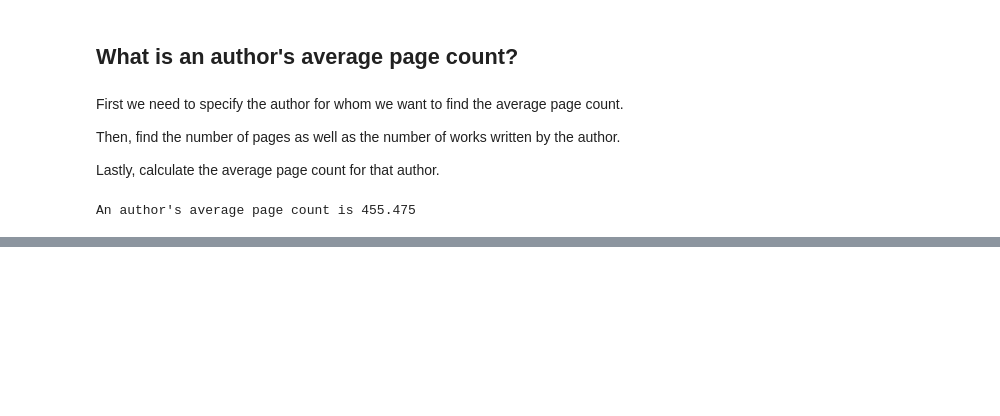
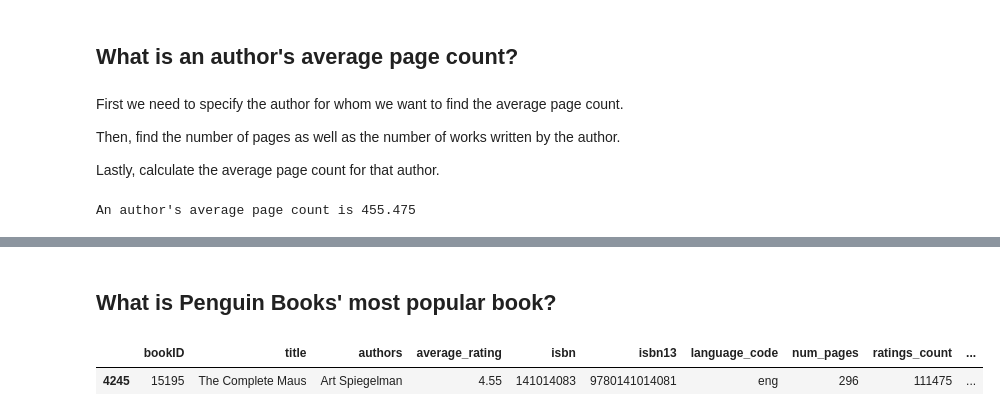
Before and after one commit to le-n-qui/goodreads-dataset, a Jupyter notebook: goodreads_books_analysis.ipynb, the cells around one changed output, grey strips where cells are left out. Drawn from its saved outputs; the diff is of its cells as text; code cells hidden in the pictures; blank space fills up the shorter version.

Commit message:
Sort final dataframe of books by average_rating and display them from highest to lowest (slice dataframe for a quick search for top book)

```diff
--- a/goodreads_books_analysis.ipynb
+++ b/goodreads_books_analysis.ipynb
@@ -354,0 +347,18 @@ PB_books_with_high_rating = PB_books_with_large_count[
+# %% [markdown]
+## What is Penguin Books' most popular book?
+# %%
+# publisher that we are interested in
+current_publisher = 'Penguin Books'
+# Filter books published by Penguin Books
+PB_books = books[books['publisher'] == current_publisher]
+# Filter books with ratings_count
+PB_books_with_large_count = PB_books[PB_books['ratings_count'] > ratings_count_cutoff]
+# Filter books with average_rating
+PB_books_with_high_rating = PB_books_with_large_count[
+                PB_books_with_large_count['average_rating'] > rating_cutoff]
+# Sort our final dataframe of books by average_rating in descending fashion
+# And look at the top book
+PB_books_with_high_rating.sort_values(by=['average_rating'], ascending=False)[:1]
+# %% [output]
+|  | bookID | title | authors | average_rating | isbn | isbn13 | language_code | num_pages | ratings_count | ... |
+| 4245 | 15195 | The Complete Maus | Art Spiegelman | 4.55 | 141014083 | 9780141014081 | eng | 296 | 111475 | ... |
```
Also changed, not shown: parts of 16 cells of this notebook.
